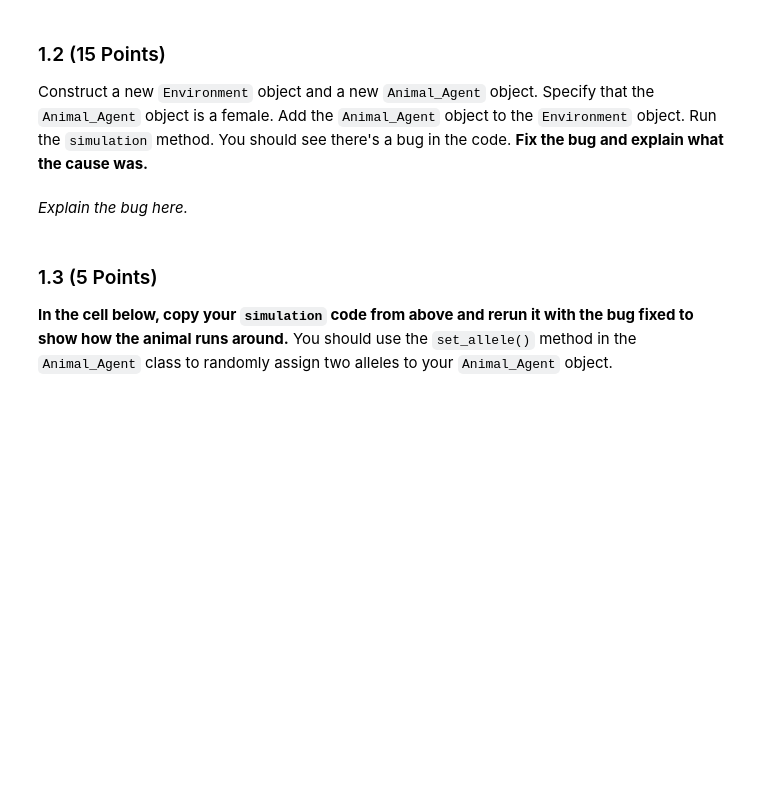
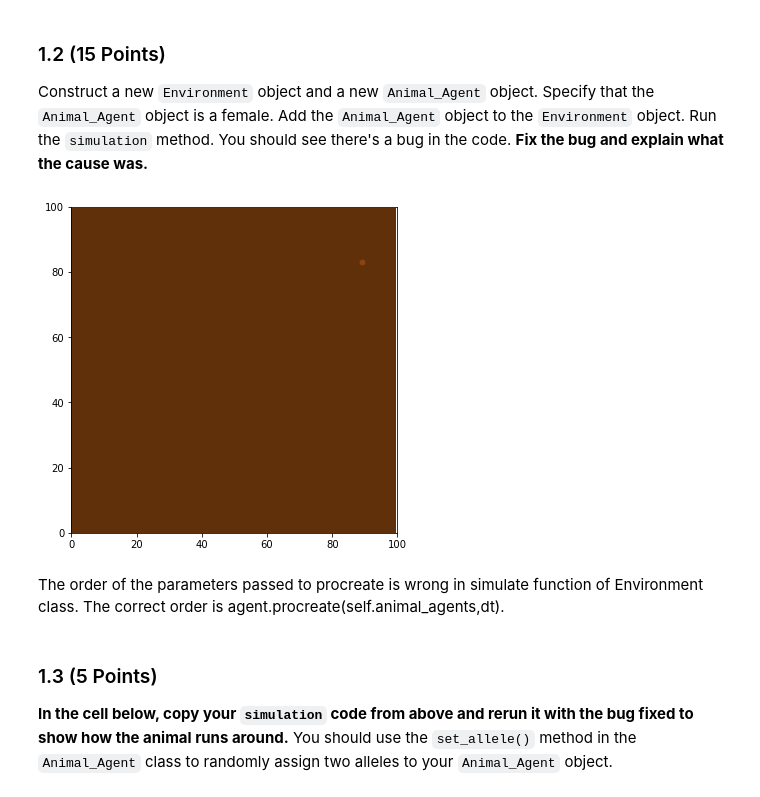
Before and after one commit to codeme69/CMSE202-s23-turnin, a Jupyter notebook: hw-03/HW3_ABMs_STUDENT.ipynb, the cells around one changed output. Saved outputs shown, nothing was run; the diff lists cells and outputs as text; code cells hidden in the pictures; blank space fills up the shorter version.

```diff
--- a/hw-03/HW3_ABMs_STUDENT.ipynb
+++ b/hw-03/HW3_ABMs_STUDENT.ipynb
@@ -73,2 +74,0 @@ Construct a new `Environment` object and a new `Animal_Agent` object. Specify th
-# %% [markdown]
-*Explain the bug here.*
@@ -75,3 +87,13 @@ Construct a new `Environment` object and a new `Animal_Agent` object. Specify th
+# %%
+
+env = Environment()
+animal1 = Animal_Agent(sex='F')
+env.add_agent(animal1)
+env.simulate(10)
+# %% [output]
+[figure, added]
+# %% [markdown]
+The order of the parameters passed to procreate is wrong in simulate function of Environment class. The correct order is agent.procreate(self.animal_agents,dt).
 # %% [markdown]
 ### 1.3 (5 Points)
 
```
Also changed, not shown: parts of 20 cells of this notebook, 2 other files.
